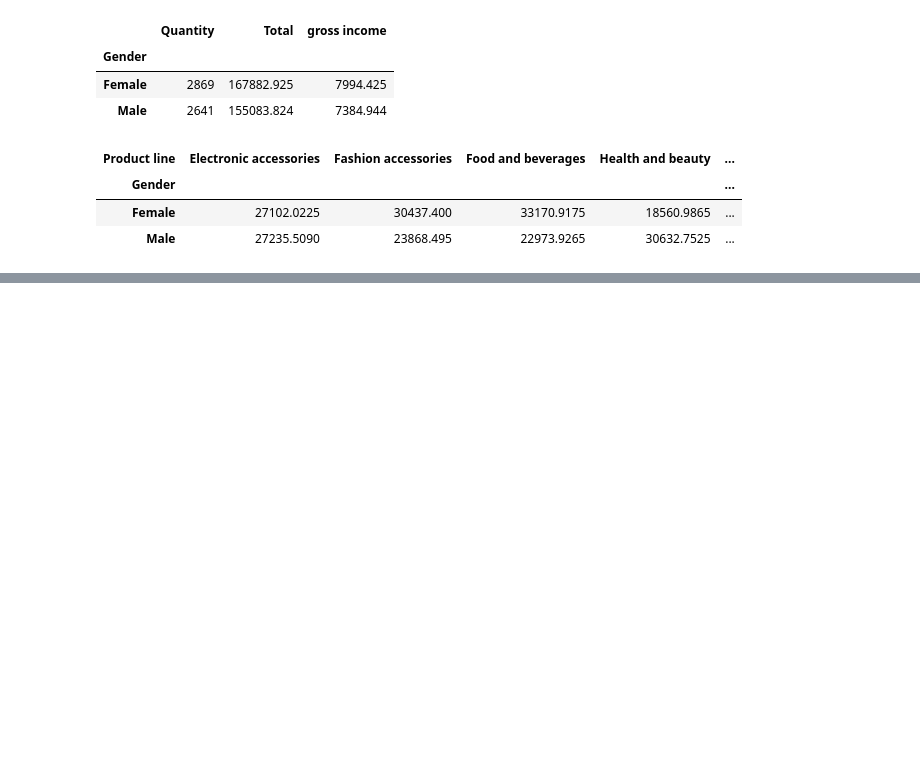
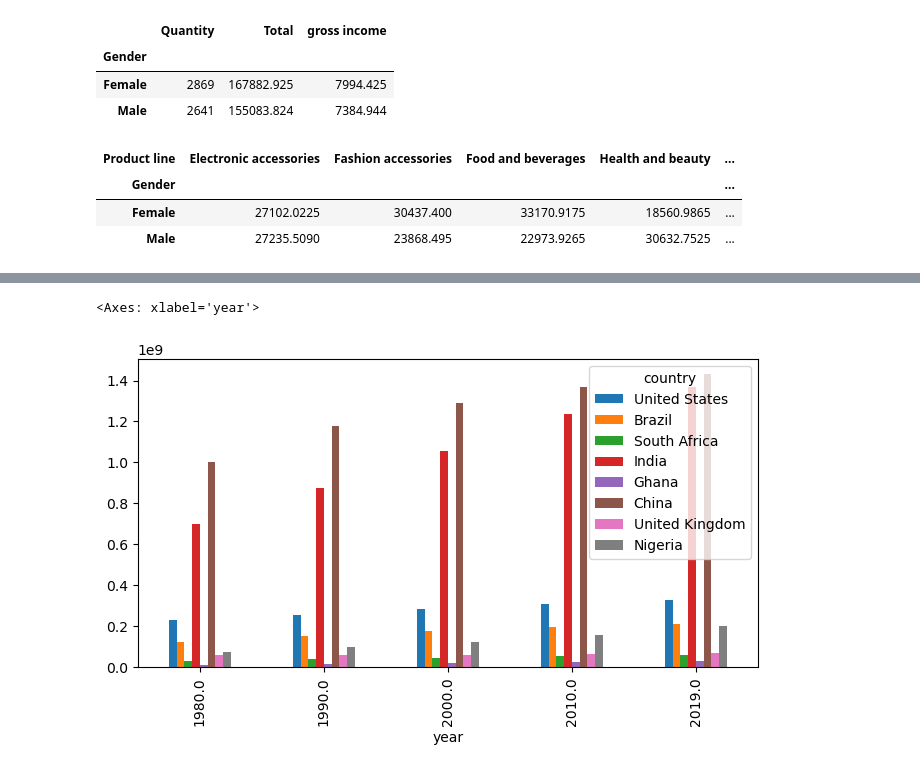
Before and after one commit to ad3rinto/react-intro-smilga, a Jupyter notebook: Data Analysis - Youtube/Population Analysis.ipynb, the cells around one changed output, grey strips where cells are left out. Drawn from its saved outputs; the diff is of its cells as text; code cells hidden in the pictures; blank space fills up the shorter version.

```diff
--- a/Data Analysis - Youtube/Population Analysis.ipynb
+++ b/Data Analysis - Youtube/Population Analysis.ipynb
@@ -184,0 +284,2 @@ sm_df.pivot_table(index="Gender",
+# %%
+df_group_of_years = df_pivot[df_pivot.index.isin([1980, 1988, 1990, 2000,2010, 2019])]
@@ -184,0 +296,5 @@ sm_df.pivot_table(index="Gender",
+# %%
+df_group_of_years.plot(kind="bar", figsize=(8,4))
+# %% [output]
+<Axes: xlabel='year'>
+[figure, added]
```
Also changed, not shown: parts of 20 cells of this notebook, 2 other files.
